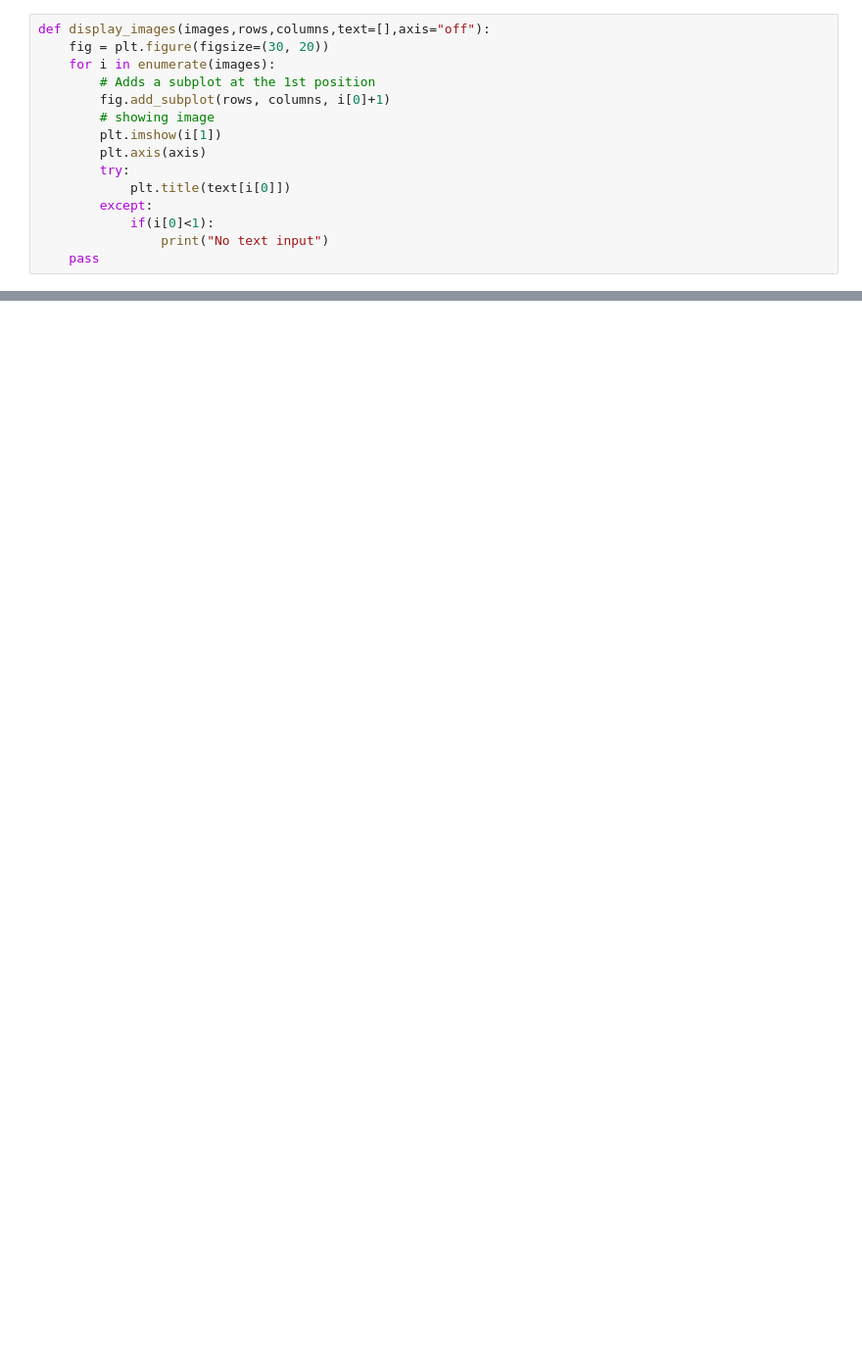
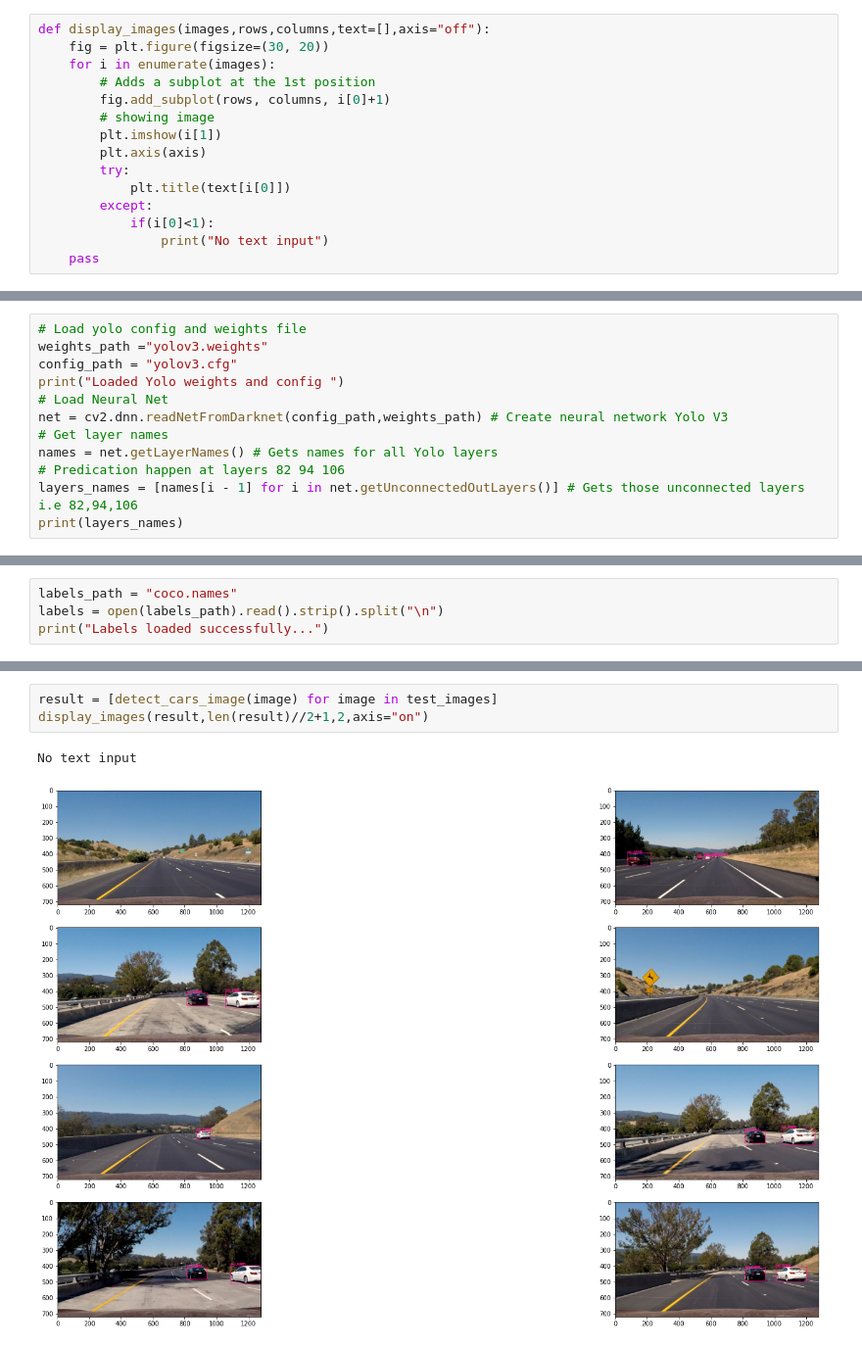
Before and after one commit to agamyo168/Lane-Detection, a Jupyter notebook: YOLO/yolo_vehicle_detection.ipynb, the cells around one changed output, grey strips where cells are left out. Shown at 98% size. Saved outputs shown, nothing was run; the diff lists cells and outputs as text; blank space fills up the shorter version.

Commit message:
added detect_cars_image function

```diff
--- a/YOLO/yolo_vehicle_detection.ipynb
+++ b/YOLO/yolo_vehicle_detection.ipynb
@@ -26,0 +35,12 @@ No text input
+# %%
+# Load yolo config and weights file
+weights_path ="yolov3.weights"
+config_path = "yolov3.cfg"
+print("Loaded Yolo weights and config ")
+# Load Neural Net
+net = cv2.dnn.readNetFromDarknet(config_path,weights_path) # Create neural network Yolo V3
+# Get layer names
+names = net.getLayerNames() # Gets names for all Yolo layers
+# Predication happen at layers 82 94 106
+layers_names = [names[i - 1] for i in net.getUnconnectedOutLayers()] # Gets those unconnected layers i.e 82,94,106
+print(layers_names)
@@ -26,0 +52,4 @@ No text input
+# %%
+labels_path = "coco.names"
+labels = open(labels_path).read().strip().split("\n")
+print("Labels loaded successfully...")
@@ -26,0 +142,6 @@ No text input
+# %%
+result = [detect_cars_image(image) for image in test_images]
+display_images(result,len(result)//2+1,2,axis="on")
+# %% [output]
+No text input
+[figure, added]
```
Also changed, not shown: parts of 12 cells of this notebook.
